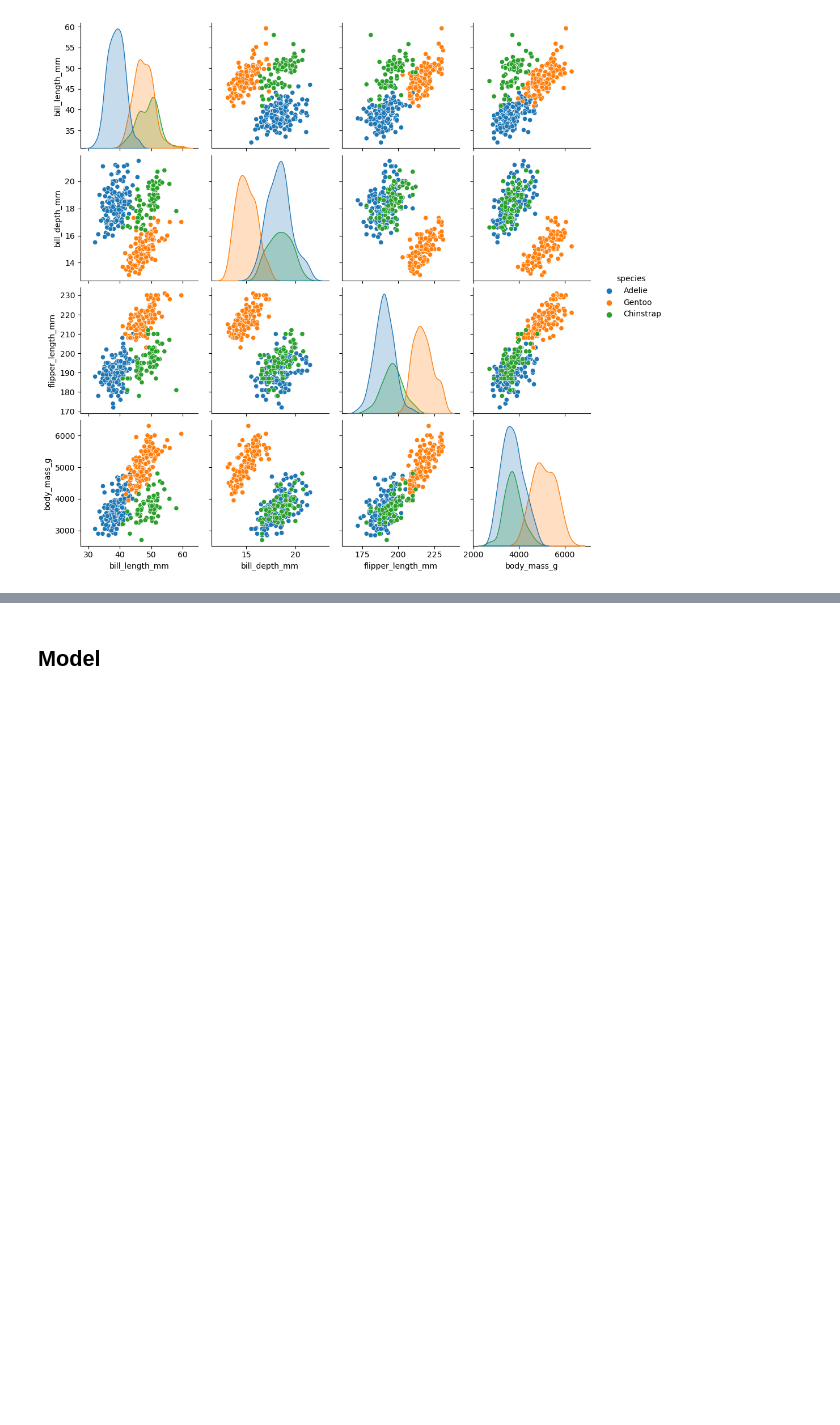
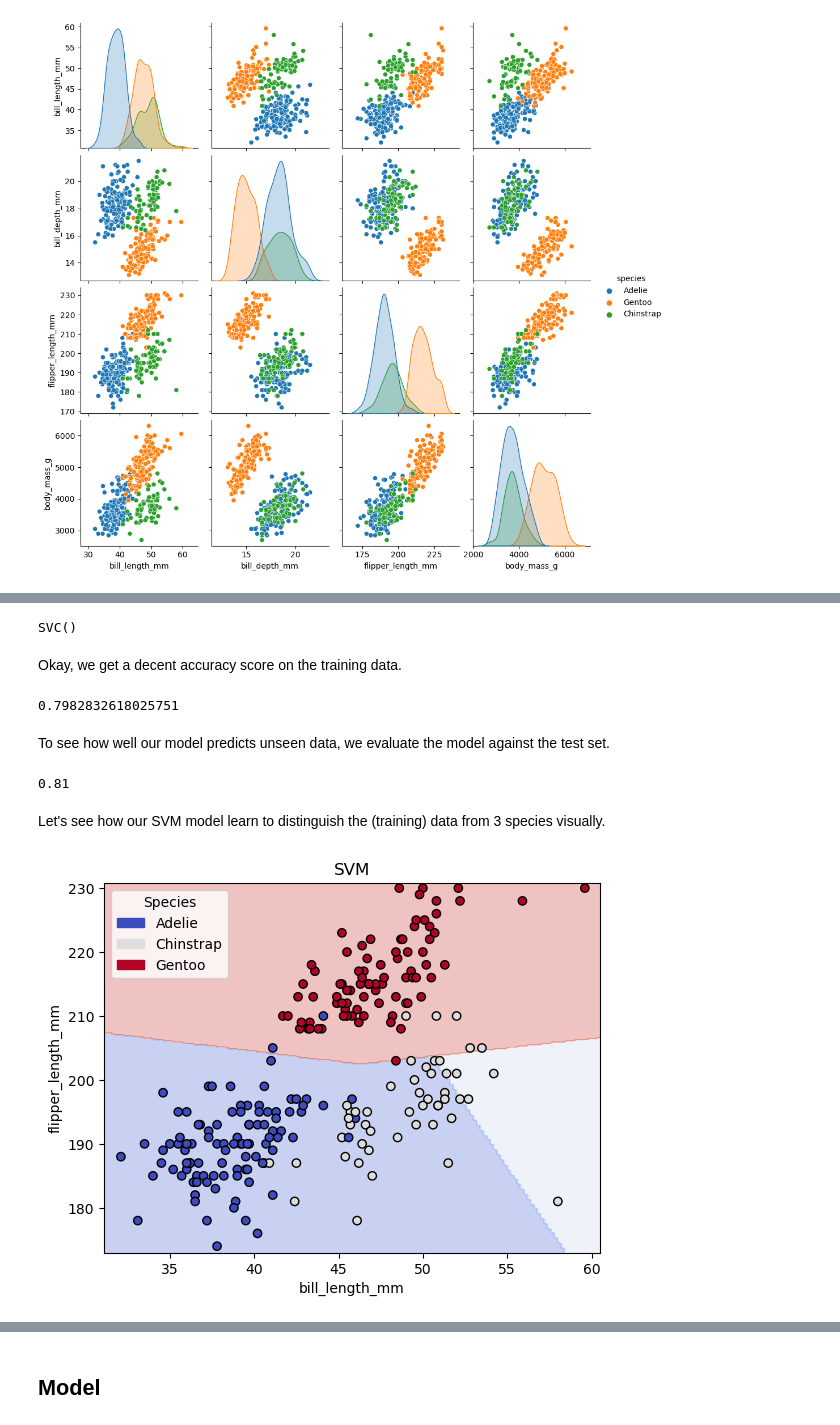
Before and after one commit to jeepchinnawat/edumat-book, a Jupyter notebook: book/penguins.ipynb, the cells around one changed output, grey strips where cells are left out. Saved outputs shown, nothing was run; the diff lists cells and outputs as text; code cells hidden in the pictures; blank space fills up the shorter version.

```diff
--- a/book/penguins.ipynb
+++ b/book/penguins.ipynb
@@ -94,0 +109,3 @@ penguins_final
+# %%
+selected_features = ['bill_length_mm', 'flipper_length_mm']
+#feel free to experiment with other combinations.
@@ -94,0 +115,5 @@ penguins_final
+# %%
+from sklearn.model_selection import train_test_split
+
+X_train, X_test, y_train, y_test = train_test_split(penguins[selected_features], penguins[target[0]], random_state=20, train_size=.7)
+X_train.head()
@@ -94,0 +149,53 @@ penguins_final
+# %%
+from sklearn.svm import SVC
+
+svm = SVC()
+svm.fit(X_train, y_train)
+# %% [output]
+SVC()
+# %% [markdown]
+Okay, we get a decent accuracy score on the training data.
+# %%
+svm.score(X_train, y_train)
+# %% [output]
+0.7982832618025751
+# %% [markdown]
+To see how well our model predicts unseen data, we evaluate the model against the test set.
+# %%
+svm.score(X_test, y_test)
+# %% [output]
+0.81
+# %% [markdown]
+Let's see how our SVM model learn to distinguish the (training) data from 3 species visually.
+# %%
+import matplotlib.patches
+
+def plot_svm2d(X, f1, f2, y, svm):
+    # create a predicted mesh
+    s = 0.2
+    x_min, x_max = X[f1].min() - 1, X[f1].max() + 1
+    y_min, y_max = X[f2].min() - 1, X[f2].max() + 1
+    xx, yy = np.meshgrid(np.arange(x_min, x_max, s), np.arange(y_min, y_max, s))
+    df = {f1: xx.ravel(),f2: yy.ravel()}
+    xy = pd.DataFrame(df)
+    Z = svm.predict(xy)
+    fig, ax = plt.subplots()
+
+    # Fill the plot with predicted mesh
+    levels, categories = pd.factorize(Z, sort=True)
+    levels = levels.reshape(xx.shape)
+    ax.contourf(xx, yy, levels, cmap=plt.cm.coolwarm, alpha=0.3)
+
+    # data scatter plot
+    levels, categories = pd.factorize(y, sort=True)
+    handles = [matplotlib.patches.Patch(color=plt.cm.coolwarm.resampled(3)(i), label=c) for i, c in enumerate(categories)]
+    ax.scatter(X[f1], X[f2], c=levels, cmap=plt.cm.coolwarm, edgecolors='black')
+    ax.set_xlabel('bill_length_mm')
+    ax.set_ylabel('flipper_length_mm')
+    ax.set_title("SVM")
+    ax.legend(handles=handles, title='Species')
+    plt.show()
+
+plot_svm2d(X_train, selected_features[0], selected_features[1], y_train, svm)
+# %% [output]
+[figure, added]
```
Also changed, not shown: parts of 24 cells of this notebook, 2 other files.
